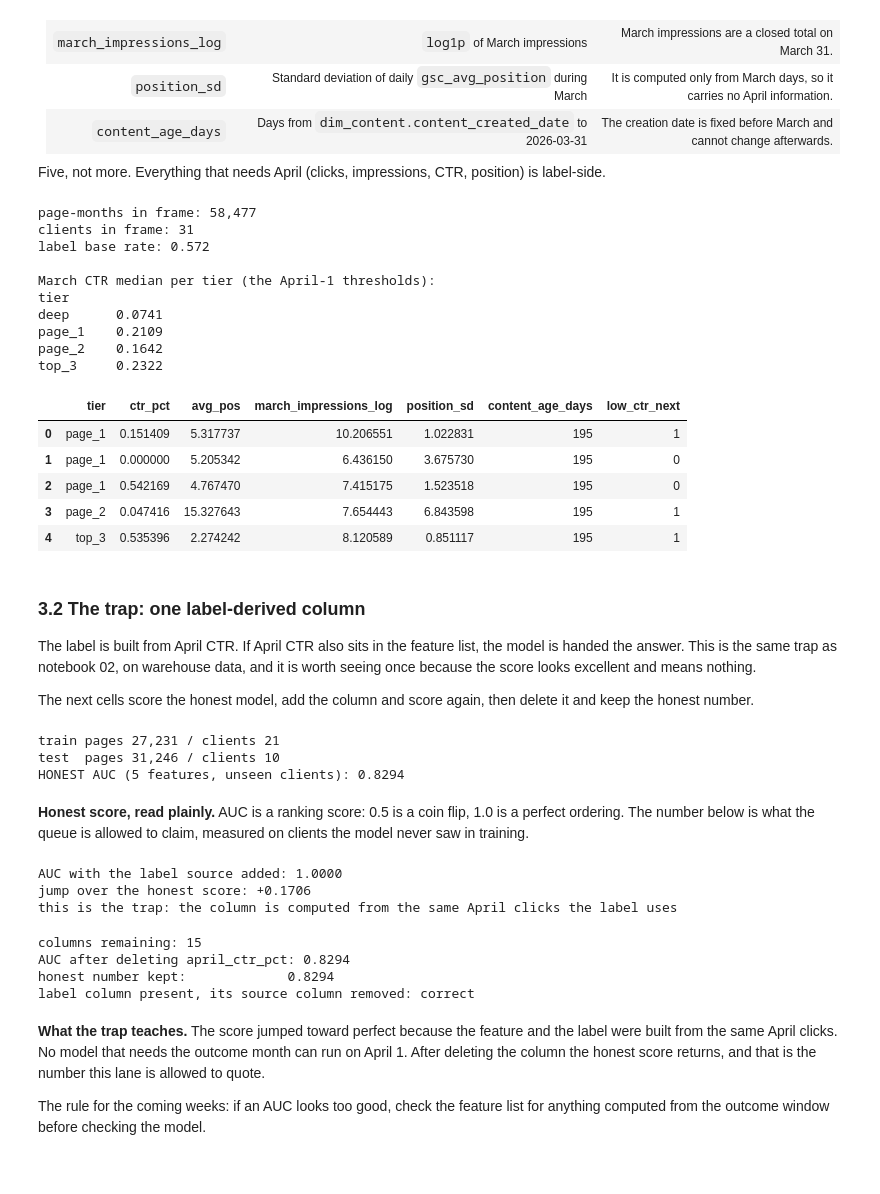
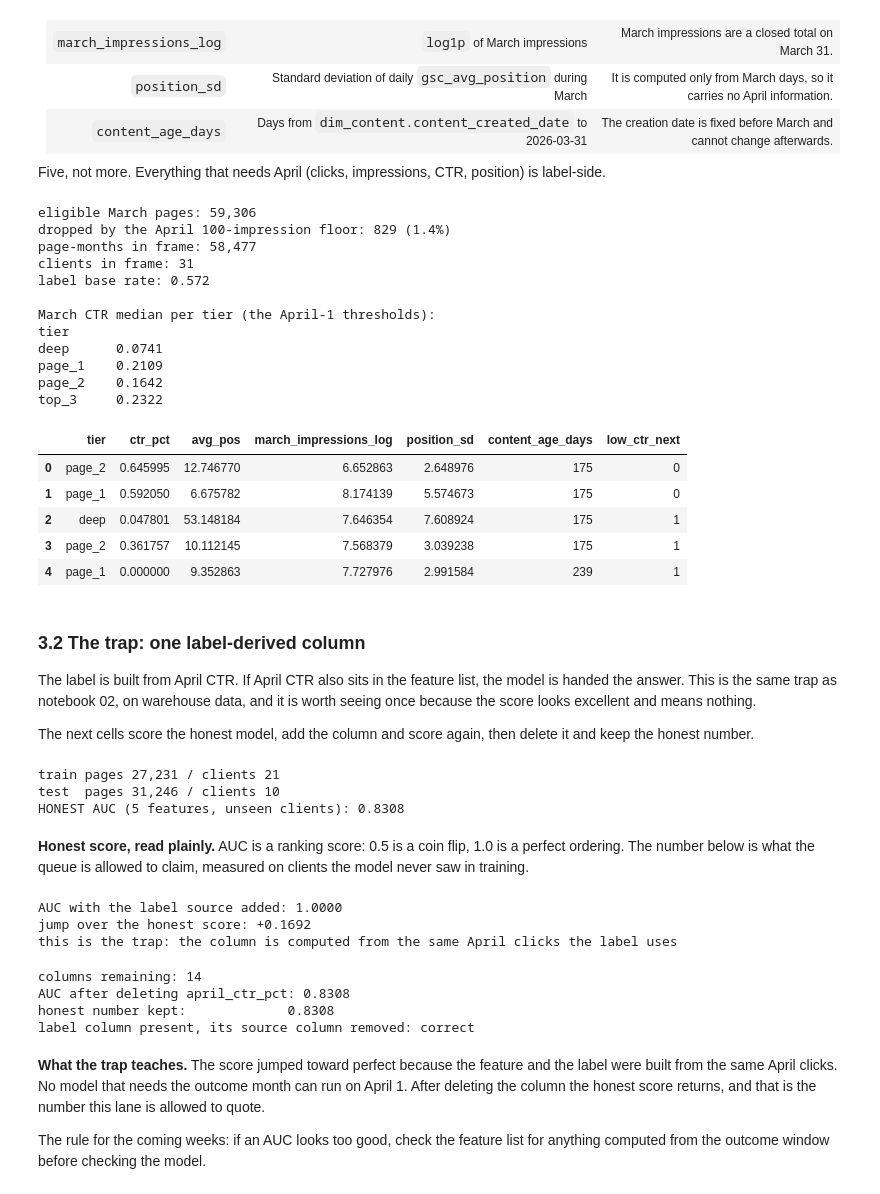
Before and after one commit to 8-BitRhyon/flyrank-ml-internship, a Jupyter notebook: work/notebooks/w03_data_contract.ipynb, the cells around one changed output. Drawn from its saved outputs; the diff is of its cells as text; code cells hidden in the pictures.

Commit message:
Make the ML-04 score reproducible and disclose the label cohort floor

```diff
--- a/work/notebooks/w03_data_contract.ipynb
+++ b/work/notebooks/w03_data_contract.ipynb
@@ -226,6 +226,7 @@ def month_rollup(month):
            pos_sum / NULLIF(pos_imp, 0) AS avg_pos,
            100.0 * clk / NULLIF(imp, 0) AS ctr_pct
     FROM daily
+    ORDER BY client_hash_id, content_hash_id
     """
 
 march = con.execute(month_rollup("2026-03")).df()
@@ -237,6 +238,7 @@ frame["tier"] = pd.cut(frame.avg_pos, [0, 3, 10, 20, np.inf],
 
 # Label rule, fixed on April 1 from March data only.
 thresholds = frame.groupby("tier").ctr_pct.median()
+eligible_march = len(frame)
 
 april_small = april.rename(columns={"imp": "apr_imp", "ctr_pct": "april_ctr_pct"})[
     ["client_hash_id", "content_hash_id", "apr_imp", "april_ctr_pct"]]
@@ -244,43 +246,51 @@ frame = frame.merge(april_small, on=["client_hash_id", "content_hash_id"], how="
 frame = frame[(frame.apr_imp >= 100) & frame.april_ctr_pct.notna()].copy()
 
 frame["low_ctr_next"] = (frame.april_ctr_pct < frame.tier.map(thresholds)).astype(int)
+frame = frame.drop(columns=["apr_imp"])  # outcome-month volume, used only to define the cohort
 
 dim = con.execute(
     f"SELECT client_hash_id, content_hash_id, content_created_date "
     f"FROM read_parquet('{BASE}/dim_content.parquet')"
 ).df()
 frame = frame.merge(dim, on=["client_hash_id", "content_hash_id"], how="left")
 
 frame["march_impressions_log"] = np.log1p(frame.imp)
 frame["position_sd"] = frame.pos_sd.fillna(0)
 frame["content_age_days"] = (
     pd.Timestamp("2026-03-31") - pd.to_datetime(frame.content_created_date)
 ).dt.days
 frame["content_age_days"] = frame.content_age_days.fillna(frame.content_age_days.median())
 
+# DuckDB does not promise row order, so Pin a stable order before the seeded split.
+frame = frame.sort_values(["client_hash_id", "content_hash_id"]).reset_index(drop=True)
+
+print(f"eligible March pages: {eligible_march:,}")
+print(f"dropped by the April 100-impression floor: {eligible_march - len(frame):,} ({(eligible_march - len(frame)) / eligible_march:.1%})")
 print(f"page-months in frame: {len(frame):,}")
 print(f"clients in frame: {frame.client_hash_id.nunique()}")
 print(f"label base rate: {frame[LABEL].mean():.3f}")
 print("\nMarch CTR median per tier (the April-1 thresholds):")
 print(thresholds.round(4).to_string())
 frame[["tier"] + FEATURES + [LABEL]].head(5)
 # %% [output]
+eligible March pages: 59,306
+dropped by the April 100-impression floor: 829 (1.4%)
 page-months in frame: 58,477
 clients in frame: 31
 label base rate: 0.572
 
 March CTR median per tier (the April-1 thresholds):
 tier
 deep      0.0741
 page_1    0.2109
 page_2    0.1642
 top_3     0.2322
 |  | tier | ctr_pct | avg_pos | march_impressions_log | position_sd | content_age_days | low_ctr_next |
-| 0 | page_1 | 0.151409 | 5.317737 | 10.206551 | 1.022831 | 195 | 1 |
-| 1 | page_1 | 0.000000 | 5.205342 | 6.436150 | 3.675730 | 195 | 0 |
-| 2 | page_1 | 0.542169 | 4.767470 | 7.415175 | 1.523518 | 195 | 0 |
-| 3 | page_2 | 0.047416 | 15.327643 | 7.654443 | 6.843598 | 195 | 1 |
-| 4 | top_3 | 0.535396 | 2.274242 | 8.120589 | 0.851117 | 195 | 1 |
+| 0 | page_2 | 0.645995 | 12.746770 | 6.652863 | 2.648976 | 175 | 0 |
+| 1 | page_1 | 0.592050 | 6.675782 | 8.174139 | 5.574673 | 175 | 0 |
+| 2 | deep | 0.047801 | 53.148184 | 7.646354 | 7.608924 | 175 | 1 |
+| 3 | page_2 | 0.361757 | 10.112145 | 7.568379 | 3.039238 | 175 | 1 |
+| 4 | page_1 | 0.000000 | 9.352863 | 7.727976 | 2.991584 | 239 | 1 |
 # %% [markdown]
 ### 3.2 The trap: one label-derived column
 
@@ -318,7 +328,7 @@ print(f"HONEST AUC (5 features, unseen clients): {honest_auc:.4f}")
 # %% [output]
 train pages 27,231 / clients 21
 test  pages 31,246 / clients 10
-HONEST AUC (5 features, unseen clients): 0.8294
+HONEST AUC (5 features, unseen clients): 0.8308
 # %% [markdown]
 **Honest score, read plainly.** AUC is a ranking score: 0.5 is a coin flip, 1.0 is a perfect
 ordering. The number below is what the queue is allowed to claim, measured on clients the model
@@ -332,7 +342,7 @@ print(f"jump over the honest score: {leaky_auc - honest_auc:+.4f}")
 print("this is the trap: the column is computed from the same April clicks the label uses")
 # %% [output]
 AUC with the label source added: 1.0000
-jump over the honest score: +0.1706
+jump over the honest score: +0.1692
 this is the trap: the column is computed from the same April clicks the label uses
 # %%
 DELETED = "april_ctr_pct"
@@ -351,9 +361,9 @@ assert abs(restored_auc - honest_auc) < 1e-9
 assert LABEL in frame.columns
 print("label column present, its source column removed: correct")
 # %% [output]
-columns remaining: 15
-AUC after deleting april_ctr_pct: 0.8294
-honest number kept:             0.8294
+columns remaining: 14
+AUC after deleting april_ctr_pct: 0.8308
+honest number kept:             0.8308
 label column present, its source column removed: correct
 # %% [markdown]
 **What the trap teaches.** The score jumped toward perfect because the feature and the label were
```
Also changed, not shown: parts of 1 cell of this notebook.
